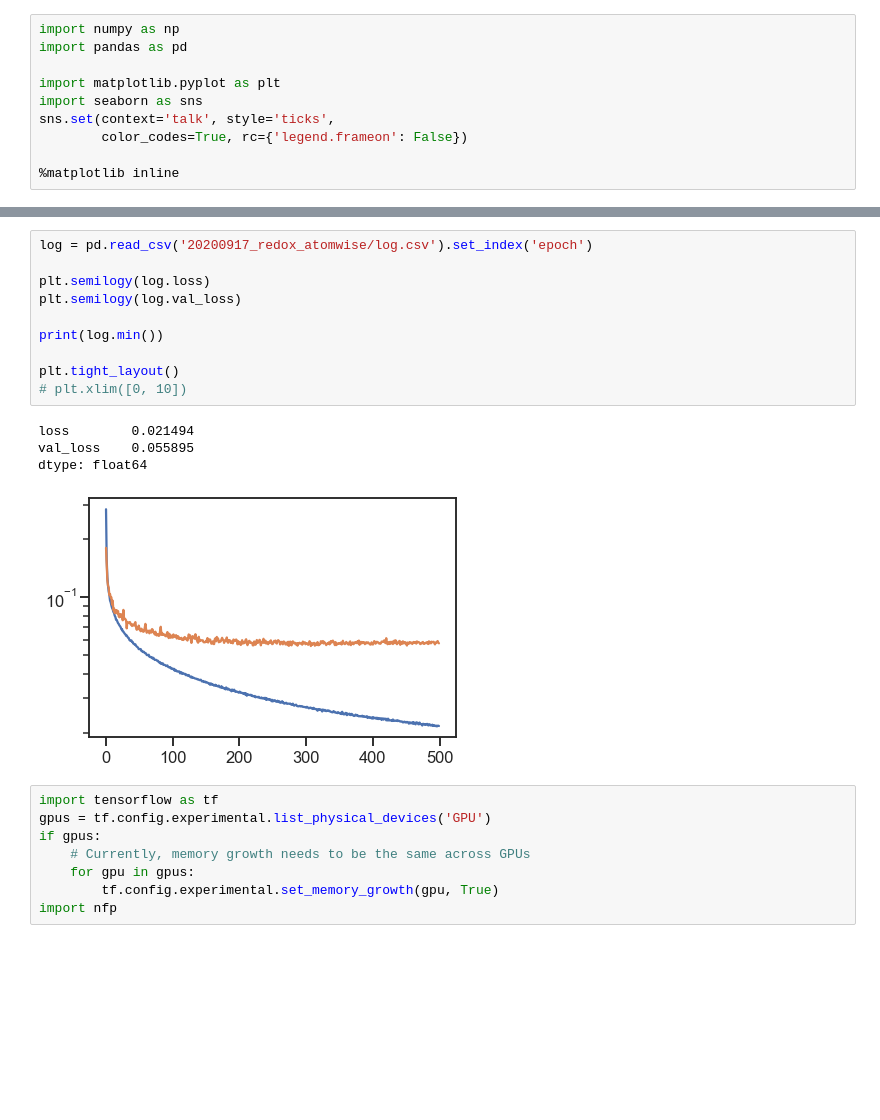
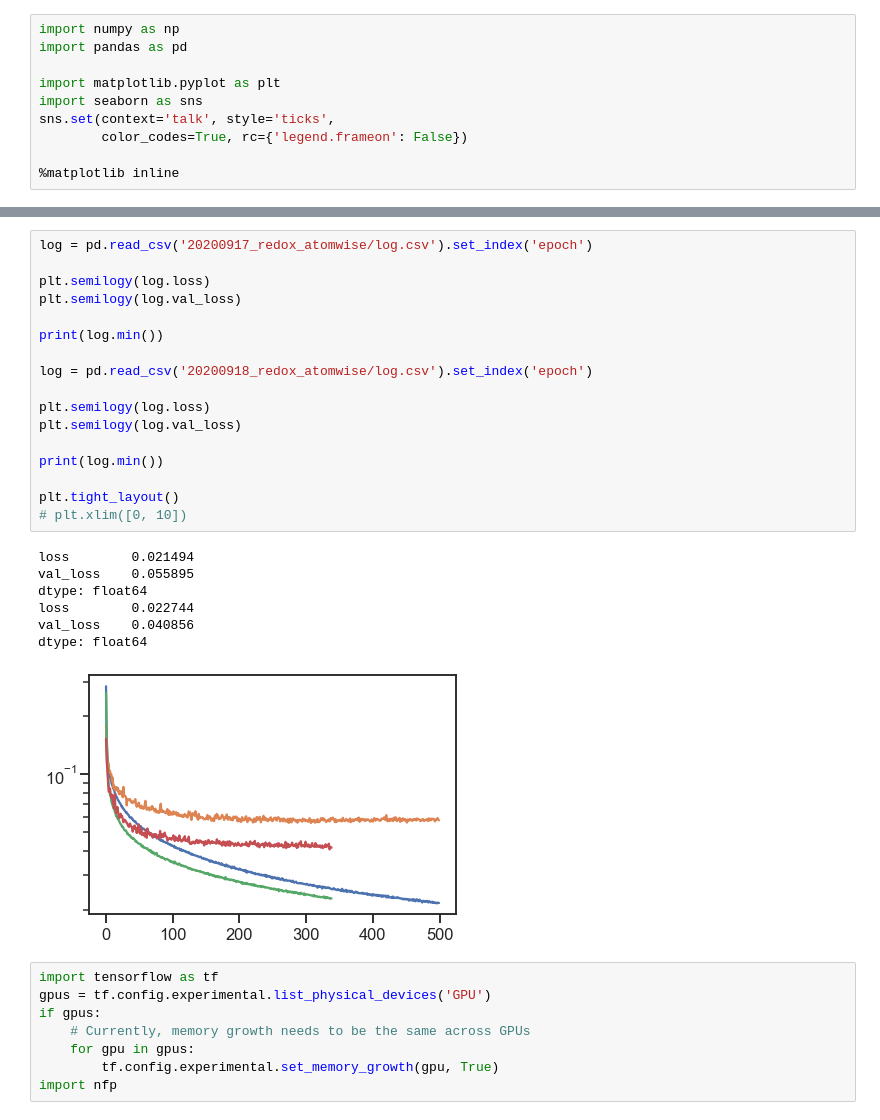
Before and after one commit to shreesowndarya/spin_gnn, a Jupyter notebook: plot_test_redox.ipynb, the cells around one changed output, grey strips where cells are left out. Saved outputs shown, nothing was run; the diff lists cells and outputs as text; blank space fills up the shorter version.

```diff
--- a/plot_test_redox.ipynb
+++ b/plot_test_redox.ipynb
@@ -31,18 +31,28 @@ WARNING: infoROM is corrupted at gpu 0000:37:00.0
 # %%
 log = pd.read_csv('20200917_redox_atomwise/log.csv').set_index('epoch')
 
 plt.semilogy(log.loss)
 plt.semilogy(log.val_loss)
 
 print(log.min())
 
+log = pd.read_csv('20200918_redox_atomwise/log.csv').set_index('epoch')
+
+plt.semilogy(log.loss)
+plt.semilogy(log.val_loss)
+
+print(log.min())
+
 plt.tight_layout()
 # plt.xlim([0, 10])
 # %% [output]
 loss        0.021494
 val_loss    0.055895
 dtype: float64
+loss        0.022744
+val_loss    0.040856
+dtype: float64
-[figure, old version]
+[figure, new version]
 # %%
 import tensorflow as tf
 gpus = tf.config.experimental.list_physical_devices('GPU')
```
Also changed, not shown: parts of 25 cells of this notebook, 2 other files.
